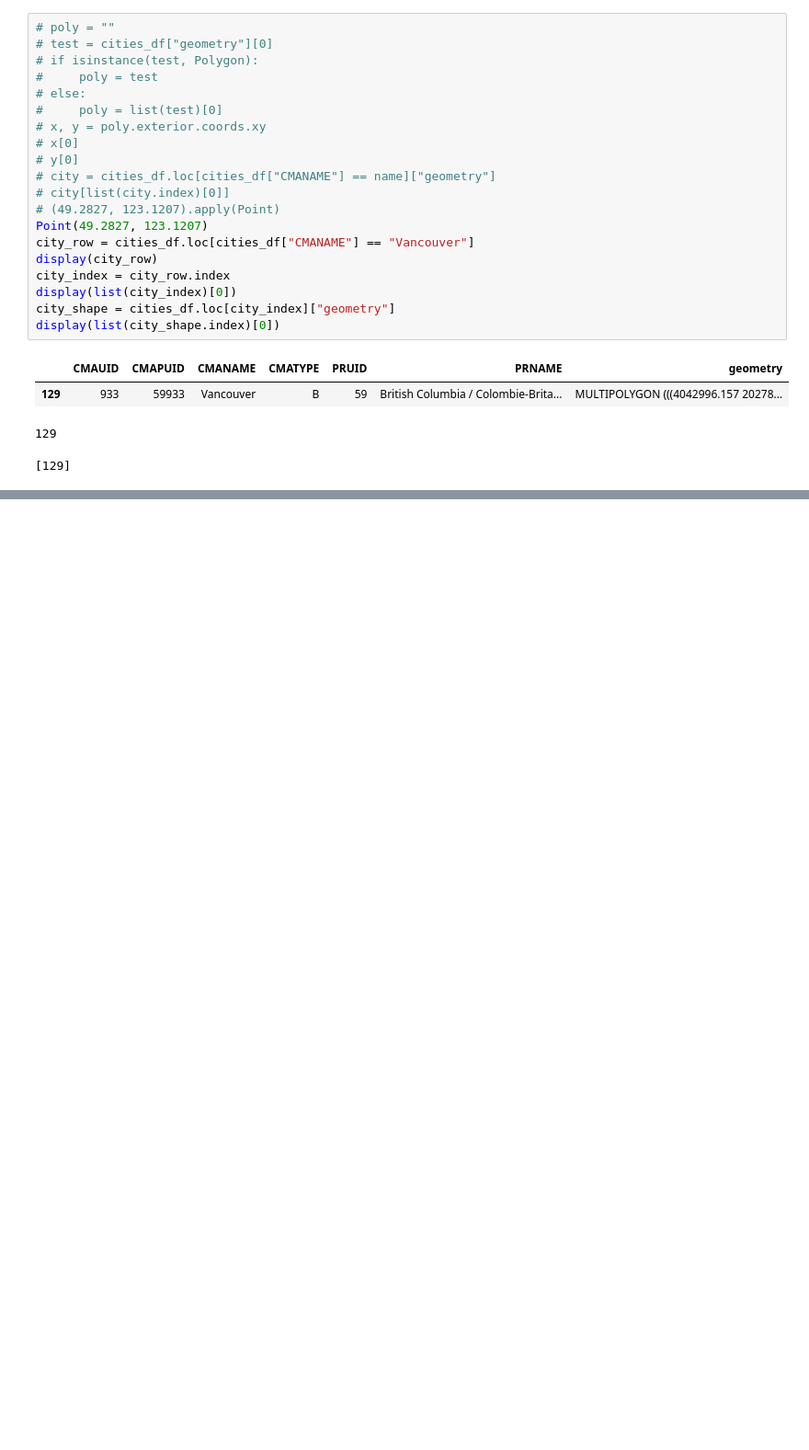
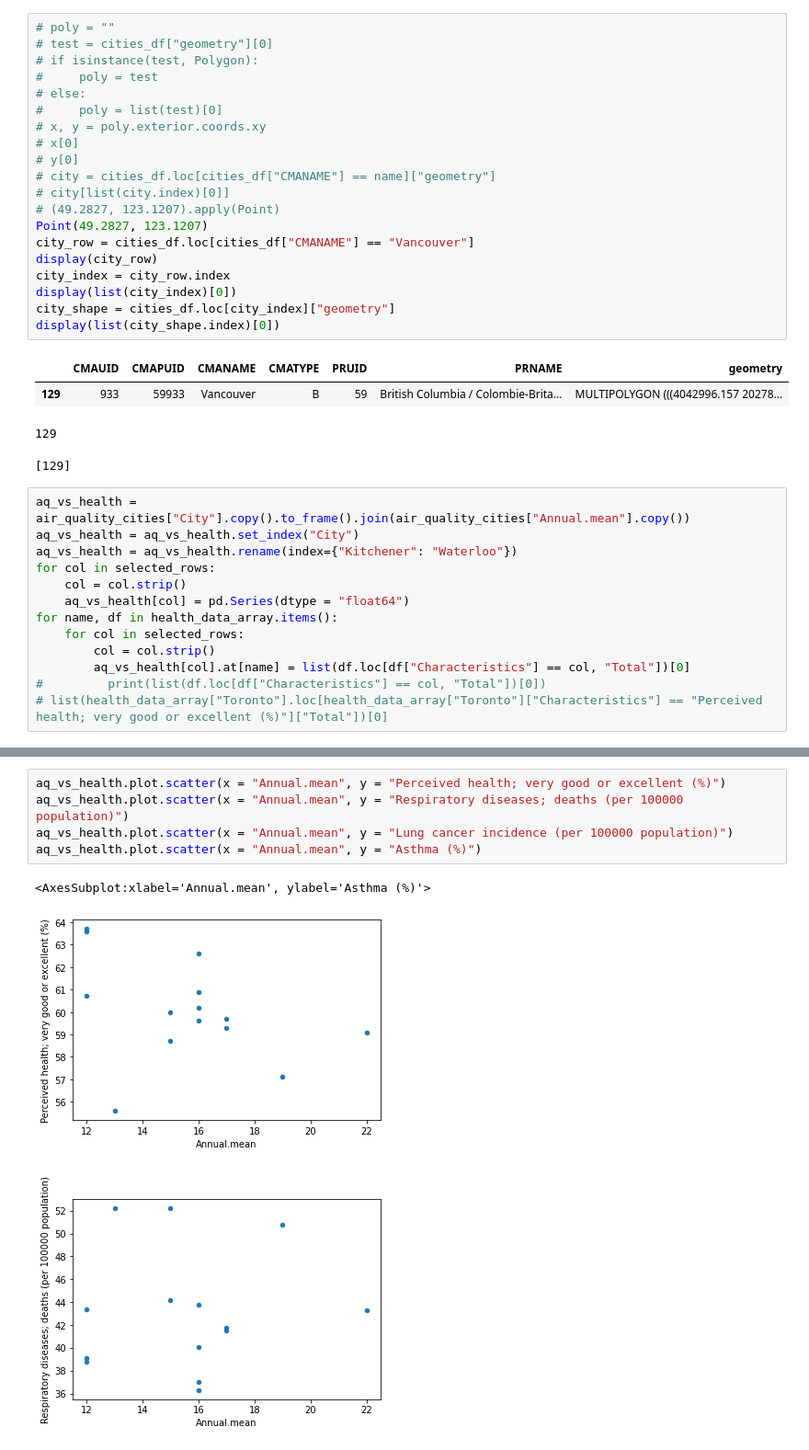
Before and after one commit to EliBCC/Ginis-Smoke, a Jupyter notebook: FinalPaper.ipynb, the cells around one changed output, grey strips where cells are left out. Shown at 92% size. Cells and saved outputs as stored; diff of their text form; blank space fills up the shorter version.

Commit message:
Figured out .at()

```diff
--- a/FinalPaper.ipynb
+++ b/FinalPaper.ipynb
@@ -116,3 +128,16 @@ display(list(city_shape.index)[0])
 | 129 | 933 | 59933 | Vancouver | B | 59 | British Columbia / Colombie-Brita... | MULTIPOLYGON (((4042996.157 20278... |
 129
 [129]
+# %%
+aq_vs_health = air_quality_cities["City"].copy().to_frame().join(air_quality_cities["Annual.mean"].copy())
+aq_vs_health = aq_vs_health.set_index("City")
+aq_vs_health = aq_vs_health.rename(index={"Kitchener": "Waterloo"})
+for col in selected_rows:
+    col = col.strip()
+    aq_vs_health[col] = pd.Series(dtype = "float64")
+for name, df in health_data_array.items():
+    for col in selected_rows:
+        col = col.strip()
+        aq_vs_health[col].at[name] = list(df.loc[df["Characteristics"] == col, "Total"])[0]
+#         print(list(df.loc[df["Characteristics"] == col, "Total"])[0])
+# list(health_data_array["Toronto"].loc[health_data_array["Toronto"]["Characteristics"] == "Perceived health; very good or excellent (%)"]["Total"])[0]
@@ -118,0 +163,9 @@ display(list(city_shape.index)[0])
+# %%
+aq_vs_health.plot.scatter(x = "Annual.mean", y = "Perceived health; very good or excellent (%)")
+aq_vs_health.plot.scatter(x = "Annual.mean", y = "Respiratory diseases; deaths (per 100000 population)")
+aq_vs_health.plot.scatter(x = "Annual.mean", y = "Lung cancer incidence (per 100000 population)")
+aq_vs_health.plot.scatter(x = "Annual.mean", y = "Asthma (%)")
+# %% [output]
+<AxesSubplot:xlabel='Annual.mean', ylabel='Asthma (%)'>
+[figure, added]
+[figure, added]
```
Also changed, not shown: parts of 8 cells of this notebook.
